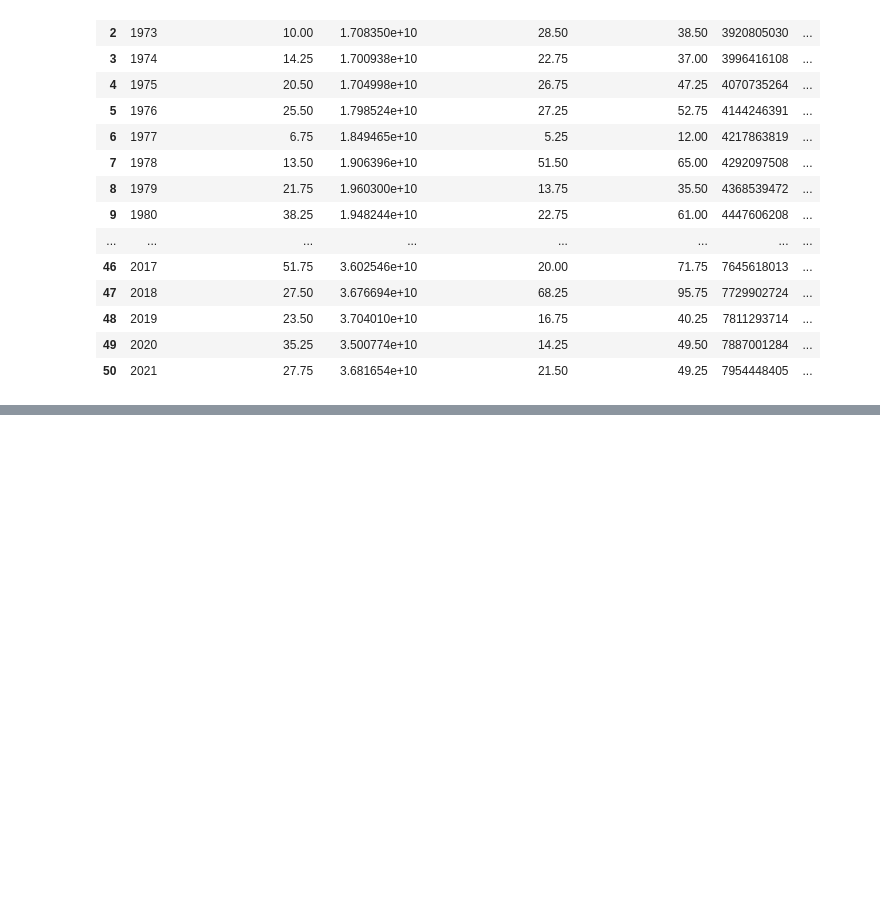
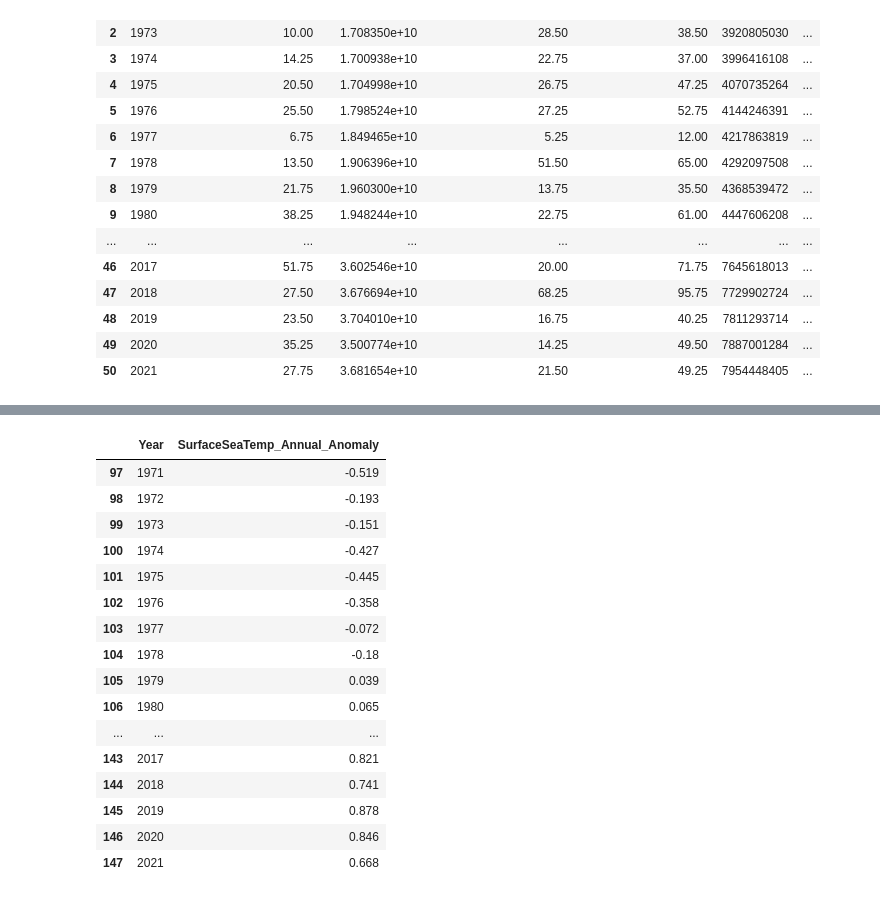
Before and after one commit to jillianhaig/Project2_DS4002, a Jupyter notebook: SCRIPTS/1data_creation_cleaning.ipynb, the cells around one changed output, grey strips where cells are left out. Drawn from its saved outputs; the diff is of its cells as text; code cells hidden in the pictures; blank space fills up the shorter version.

```diff
--- a/SCRIPTS/1data_creation_cleaning.ipynb
+++ b/SCRIPTS/1data_creation_cleaning.ipynb
@@ -368,0 +382,8 @@ merged_df5
+# %%
+seatemp_dropped.drop(columns=['Unnamed: 2'], inplace=True)
+seatemp_dropped.drop(columns=['Unnamed: 3'], inplace=True)
+seatemp_dropped.rename(columns={'Unnamed: 1': 'SurfaceSeaTemp_Annual_Anomaly'}, inplace=True)
+# %%
+seatemp_dropped = seatemp_dropped.drop(seatemp_dropped.index[:1])
+# %%
+seatemp_dropped['Year'] = seatemp_dropped['Year'].astype(int)
@@ -368,0 +392,20 @@ merged_df5
+# %%
+seatemp_data
+# %% [output]
+|  | Year | SurfaceSeaTemp_Annual_Anomaly |
+| 97 | 1971 | -0.519 |
+| 98 | 1972 | -0.193 |
+| 99 | 1973 | -0.151 |
+| 100 | 1974 | -0.427 |
+| 101 | 1975 | -0.445 |
+| 102 | 1976 | -0.358 |
+| 103 | 1977 | -0.072 |
+| 104 | 1978 | -0.18 |
+| 105 | 1979 | 0.039 |
+| 106 | 1980 | 0.065 |
+| ... | ... | ... |
+| 143 | 2017 | 0.821 |
+| 144 | 2018 | 0.741 |
+| 145 | 2019 | 0.878 |
+| 146 | 2020 | 0.846 |
+| 147 | 2021 | 0.668 |
```
Also changed, not shown: parts of 10 cells of this notebook.
